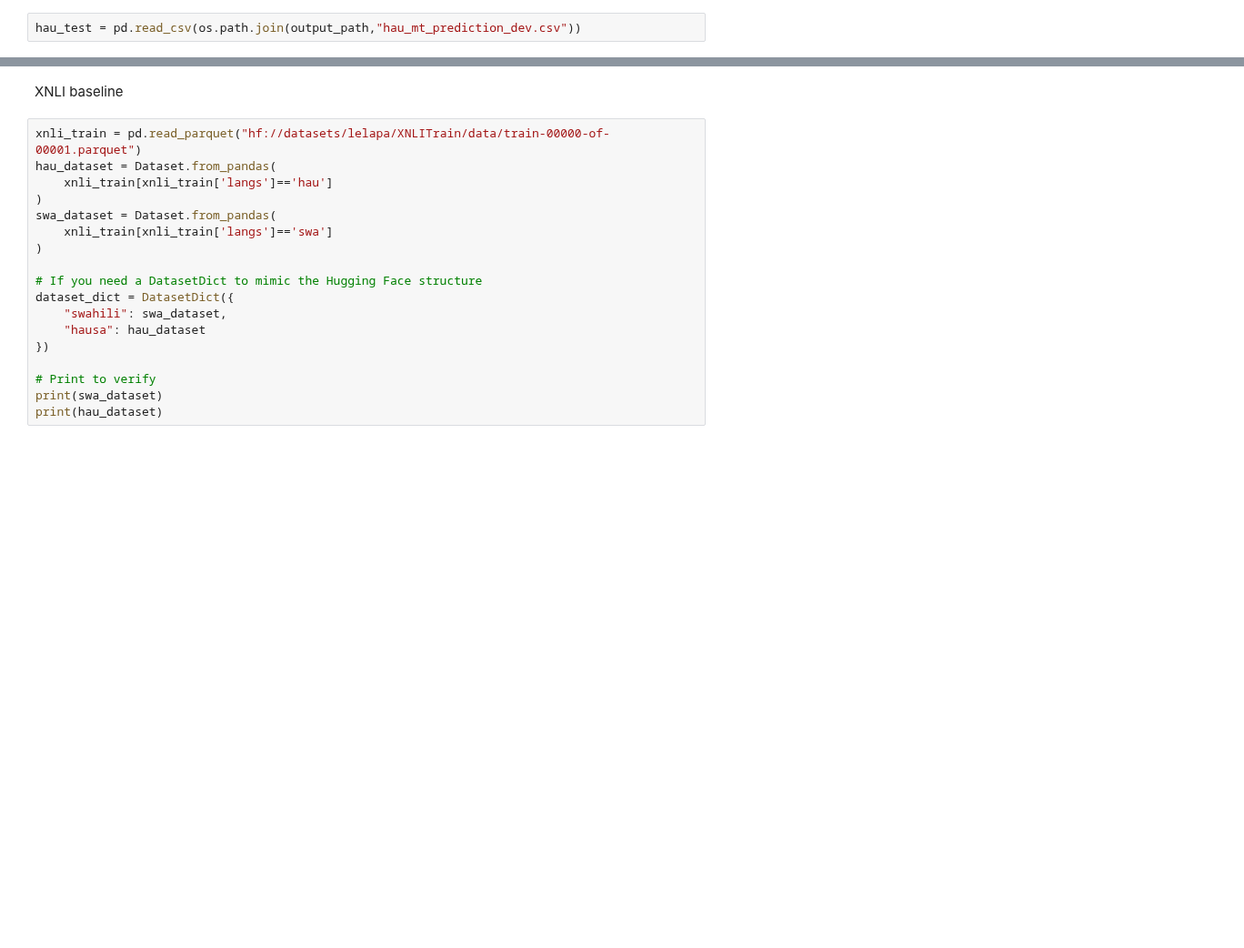
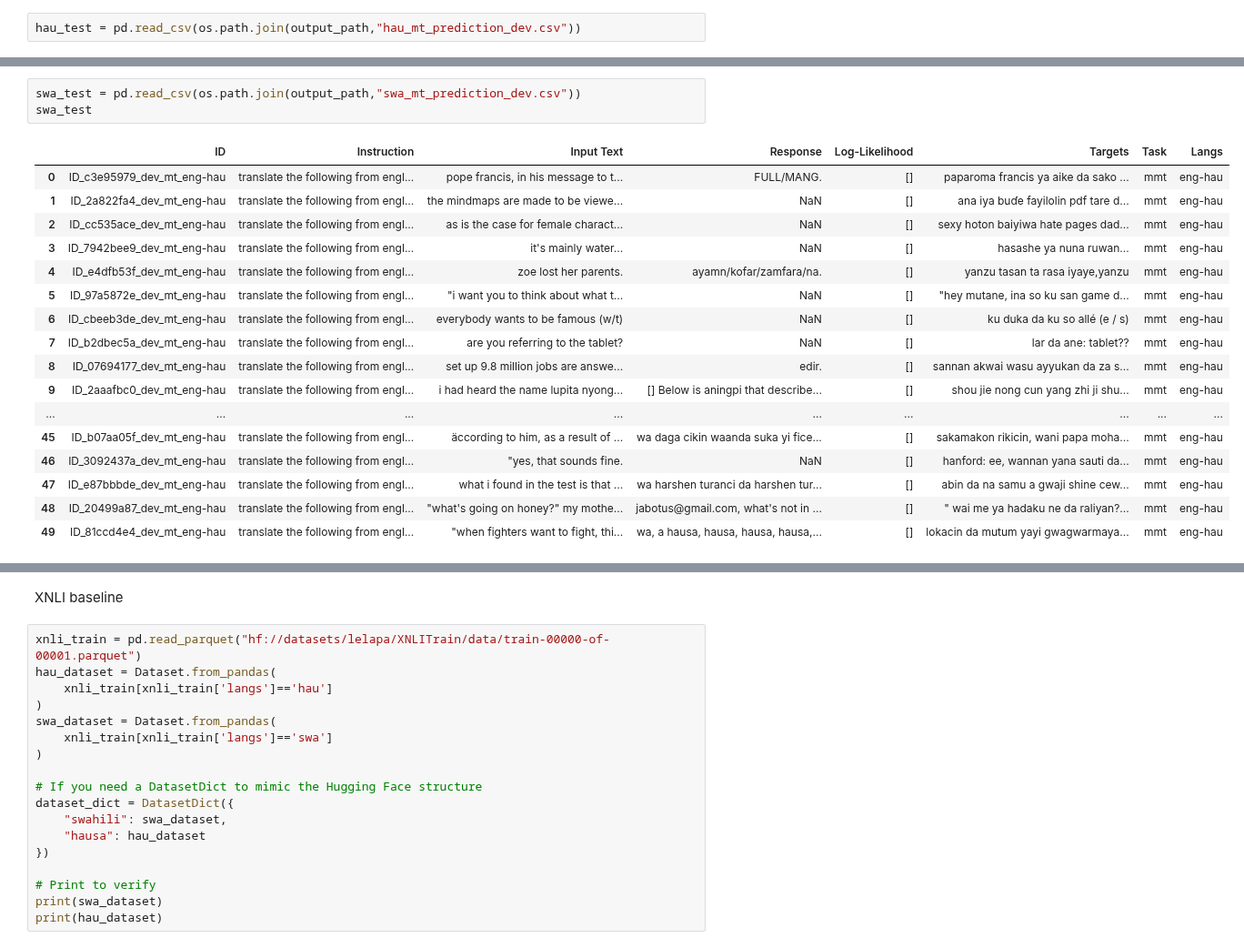
Before and after one commit to melissafasol/InkubaLM-Challenge, a Jupyter notebook: notebooks_ab/evaluation.ipynb, the cells around one changed output, grey strips where cells are left out. Shown at 91% size. Saved outputs shown, nothing was run; the diff lists cells and outputs as text; blank space fills up the shorter version.

```diff
--- a/notebooks_ab/evaluation.ipynb
+++ b/notebooks_ab/evaluation.ipynb
@@ -683,0 +558,21 @@ Setting `pad_token_id` to `eos_token_id`:2 for open-end generation.
+# %%
+swa_test = pd.read_csv(os.path.join(output_path,"swa_mt_prediction_dev.csv"))
+swa_test
+# %% [output]
+|  | ID | Instruction | Input Text | Response | Log-Likelihood | Targets | Task | Langs |
+| 0 | ID_c3e95979_dev_mt_eng-hau | translate the following from engl... | pope francis, in his message to t... | FULL/MANG. | [] | paparoma francis ya aike da sako ... | mmt | eng-hau |
+| 1 | ID_2a822fa4_dev_mt_eng-hau | translate the following from engl... | the mindmaps are made to be viewe... | NaN | [] | ana iya buɗe fayilolin pdf tare d... | mmt | eng-hau |
+| 2 | ID_cc535ace_dev_mt_eng-hau | translate the following from engl... | as is the case for female charact... | NaN | [] | sexy hoton baiyiwa hate pages dad... | mmt | eng-hau |
+| 3 | ID_7942bee9_dev_mt_eng-hau | translate the following from engl... | it's mainly water... | NaN | [] | hasashe ya nuna ruwan... | mmt | eng-hau |
+| 4 | ID_e4dfb53f_dev_mt_eng-hau | translate the following from engl... | zoe lost her parents. | ayamn/kofar/zamfara/na. | [] | yanzu tasan ta rasa iyaye,yanzu | mmt | eng-hau |
+| 5 | ID_97a5872e_dev_mt_eng-hau | translate the following from engl... | "i want you to think about what t... | NaN | [] | "hey mutane, ina so ku san game d... | mmt | eng-hau |
+| 6 | ID_cbeeb3de_dev_mt_eng-hau | translate the following from engl... | everybody wants to be famous (w/t) | NaN | [] | ku duka da ku so allé (e / s) | mmt | eng-hau |
+| 7 | ID_b2dbec5a_dev_mt_eng-hau | translate the following from engl... | are you referring to the tablet? | NaN | [] | lar da ane: tablet?? | mmt | eng-hau |
+| 8 | ID_07694177_dev_mt_eng-hau | translate the following from engl... | set up 9.8 million jobs are answe... | edir. | [] | sannan akwai wasu ayyukan da za s... | mmt | eng-hau |
+| 9 | ID_2aaafbc0_dev_mt_eng-hau | translate the following from engl... | i had heard the name lupita nyong... | [] Below is aningpi that describe... | [] | shou jie nong cun yang zhi ji shu... | mmt | eng-hau |
+| ... | ... | ... | ... | ... | ... | ... | ... | ... |
+| 45 | ID_b07aa05f_dev_mt_eng-hau | translate the following from engl... | äccording to him, as a result of ... | wa daga cikin waanda suka yi fice... | [] | sakamakon rikicin, wani papa moha... | mmt | eng-hau |
+| 46 | ID_3092437a_dev_mt_eng-hau | translate the following from engl... | "yes, that sounds fine. | NaN | [] | hanford: ee, wannan yana sauti da... | mmt | eng-hau |
+| 47 | ID_e87bbbde_dev_mt_eng-hau | translate the following from engl... | what i found in the test is that ... | wa harshen turanci da harshen tur... | [] | abin da na samu a gwaji shine cew... | mmt | eng-hau |
+| 48 | ID_20499a87_dev_mt_eng-hau | translate the following from engl... | "what's going on honey?" my mothe... | jabotus@gmail.com, what's not in ... | [] | " wai me ya hadaku ne da raliyan?... | mmt | eng-hau |
+| 49 | ID_81ccd4e4_dev_mt_eng-hau | translate the following from engl... | "when fighters want to fight, thi... | wa, a hausa, hausa, hausa, hausa,... | [] | lokacin da mutum yayi gwagwarmaya... | mmt | eng-hau |
```
Also changed, not shown: parts of 21 cells of this notebook.
